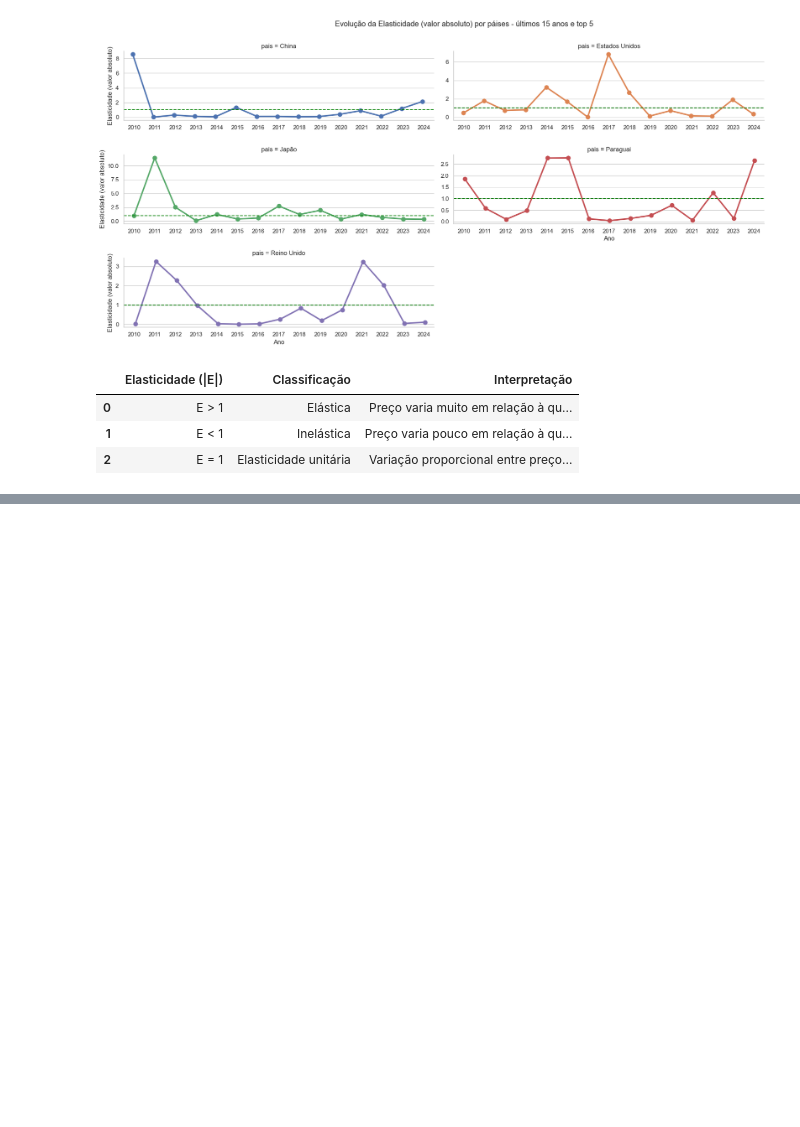
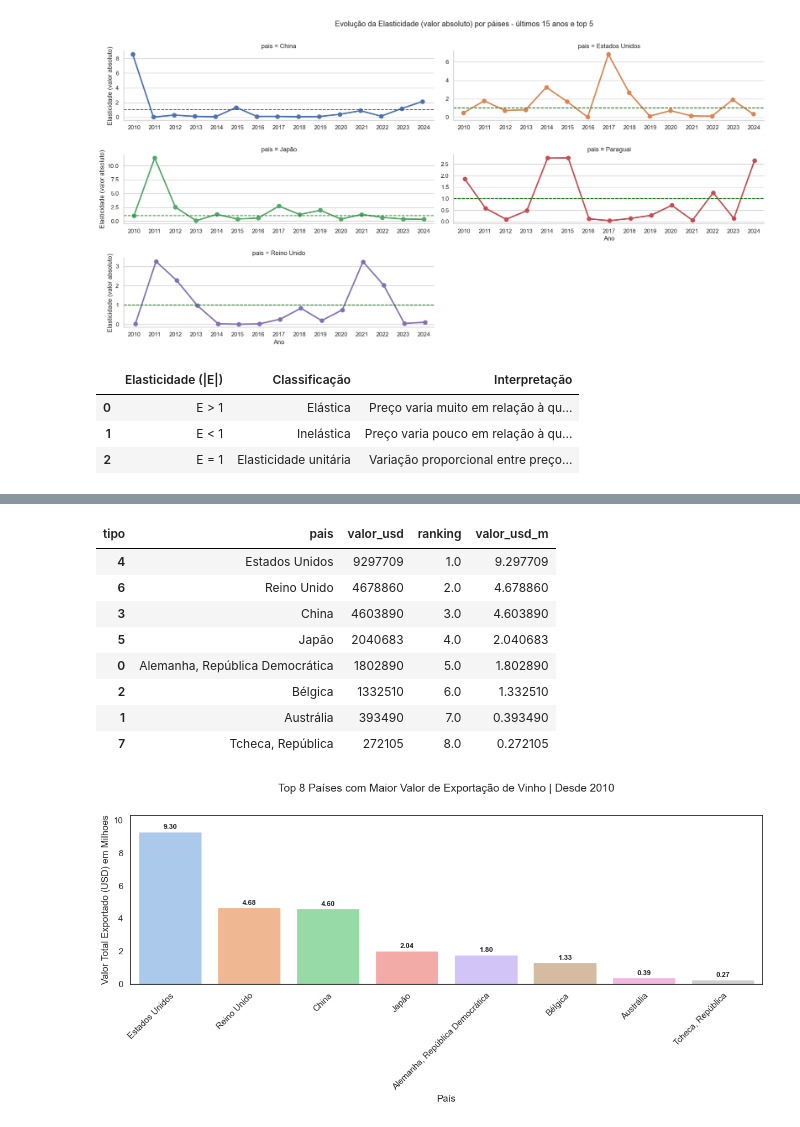
Before and after one commit to RicardViana/fiap-Data-Analysis-and-Exploration, a Jupyter notebook: tech_challenge_fase1.ipynb, the cells around one changed output, grey strips where cells are left out. Saved outputs shown, nothing was run; the diff lists cells and outputs as text; code cells hidden in the pictures; blank space fills up the shorter version.

Commit message:
Atualizando grafico

```diff
--- a/tech_challenge_fase1.ipynb
+++ b/tech_challenge_fase1.ipynb
@@ -413,0 +448,76 @@ plt.show()
+# %%
+# o df_vinhos_tratado é o data frame princiapl
+
+# Limitar os ultimos anos qtd maior que zero
+delta_anos = 15
+ano_atual = datetime.now().year
+limite = ano_atual-delta_anos
+
+df_vinhos_ultimo_pais = df_vinhos_tratado.copy()
+df_vinhos_ultimo_pais = df_vinhos_ultimo[(df_vinhos_ultimo['ano'] >=  limite) & (df_vinhos_ultimo['quantidade_kg'] > 0)]
+
+# Verificar paises que existe uma recorrencia de compra
+paises_validos = []
+
+min_conseq = 15
+
+for pais, grupo in df_vinhos_ultimo_pais.groupby('pais'):
+    sequencias = encontrar_sequencias_consecutivas(grupo['ano'].tolist(),min_conseq)
+    if sequencias:
+        paises_validos.append(pais)
+
+# Paraguai é o principal pais e removemos eles para não distorce muito a analise
+paises_validos.remove('Paraguai')
+
+# Filtrar DataFrame com os países que têm sequência válida
+df_vinhos_ultimo_pais = df_vinhos_ultimo_pais[df_vinhos_ultimo_pais['pais'].isin(paises_validos)]
+
+# Agrupar os dados e fazer o ranking
+rank = 10
+df_vinhos_ultimo_pais = df_vinhos_ultimo_pais.groupby('pais')[['valor_usd']].sum().reset_index()
+df_vinhos_ultimo_pais['ranking'] = df_vinhos_ultimo_pais['valor_usd'].rank(ascending=False, method='max')
+df_vinhos_ultimo_pais = df_vinhos_ultimo_pais.query('ranking <= @rank').sort_values(by='ranking')
+df_vinhos_ultimo_pais['valor_usd_m'] = df_vinhos_ultimo_pais['valor_usd'] / (10**6)
+display(df_vinhos_ultimo_pais.sort_values(by='ranking'))
+
+# Definir o estilo e paleta de cores
+sns.set_theme(style="white")
+palette = sns.color_palette("pastel",n_colors=len(df_vinhos_ultimo_pais))
+
+# Criar o gráfico
+plt.figure(figsize=(12, 6))
+ax = sns.barplot(
+    x="pais",
+    y="valor_usd_m",
+    hue = 'pais',
+    data=df_vinhos_ultimo_pais,
+    palette=palette
+)
+
+max_y = df_vinhos_ultimo_pais['valor_usd_m'].max()
+ax.set_ylim(0, max_y + 1)  # sobe 1 unidade além do maior valor
+
+# Adicionar rótulos em cima das barras
+for i, v in enumerate(df_vinhos_ultimo_pais["valor_usd_m"]):
+    ax.text(i, v + 0.05, f"{v:.2f}",  # valor formatado com 2 decimais
+            ha='center', va='bottom', fontsize=9, fontweight='bold')
+
+# Título e rótulos
+plt.title(f"Top {len(df_vinhos_ultimo_pais)} Países com Maior Valor de Exportação de Vinho | Desde {limite}", fontsize=14,pad=30)
+plt.ylabel("Valor Total Exportado (USD) em Milhoes")
+plt.xlabel("País")
+plt.xticks(rotation=45, ha='right', va="top",rotation_mode='anchor')
+
+plt.tight_layout()
+plt.show()
+# %% [output]
+| tipo | pais | valor_usd | ranking | valor_usd_m |
+| 4 | Estados Unidos | 9297709 | 1.0 | 9.297709 |
+| 6 | Reino Unido | 4678860 | 2.0 | 4.678860 |
+| 3 | China | 4603890 | 3.0 | 4.603890 |
+| 5 | Japão | 2040683 | 4.0 | 2.040683 |
+| 0 | Alemanha, República Democrática | 1802890 | 5.0 | 1.802890 |
+| 2 | Bélgica | 1332510 | 6.0 | 1.332510 |
+| 1 | Austrália | 393490 | 7.0 | 0.393490 |
+| 7 | Tcheca, República | 272105 | 8.0 | 0.272105 |
+[figure, added]
```
Also changed, not shown: parts of 2 cells of this notebook.
